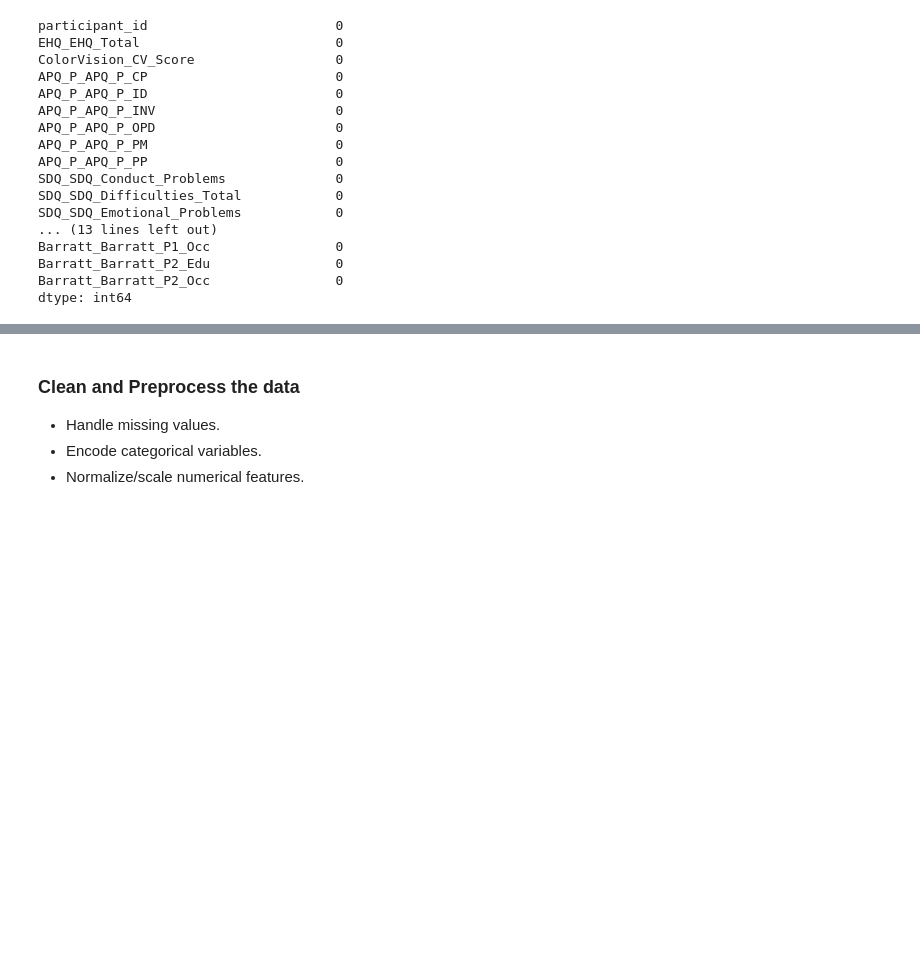
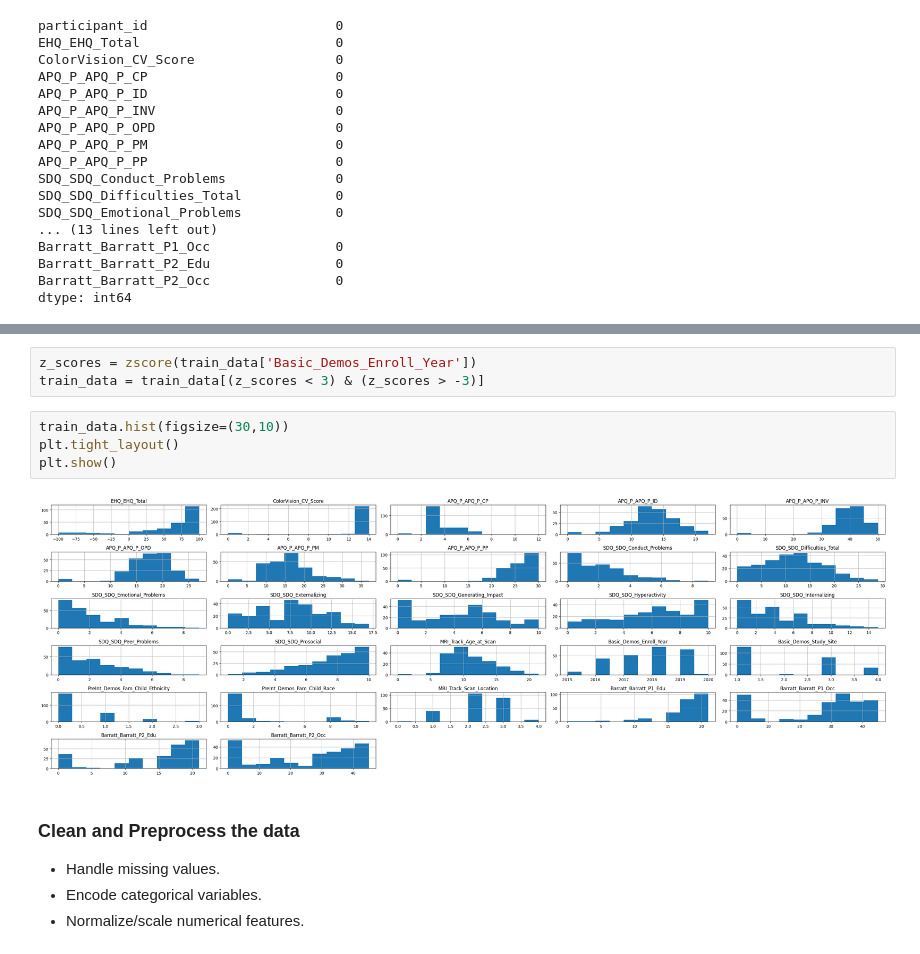
Before and after one commit to nnoromiv/brain-activity-pattern-differences-in-ADHD, a Jupyter notebook: explorer.ipynb, the cells around one changed output, grey strips where cells are left out. Drawn from its saved outputs; the diff is of its cells as text; blank space fills up the shorter version.

```diff
--- a/explorer.ipynb
+++ b/explorer.ipynb
@@ -202,3 +254,12 @@ dtype: int64
+# %%
+z_scores = zscore(train_data['Basic_Demos_Enroll_Year'])
+train_data = train_data[(z_scores < 3) & (z_scores > -3)]
+# %%
+train_data.hist(figsize=(30,10))
+plt.tight_layout()
+plt.show()
+# %% [output]
+[figure, added]
 # %% [markdown]
 ### <span style="font-family: Century Gothic">Clean and Preprocess the data</span>
 
```
Also changed, not shown: parts of 17 cells of this notebook, 1 other file.
